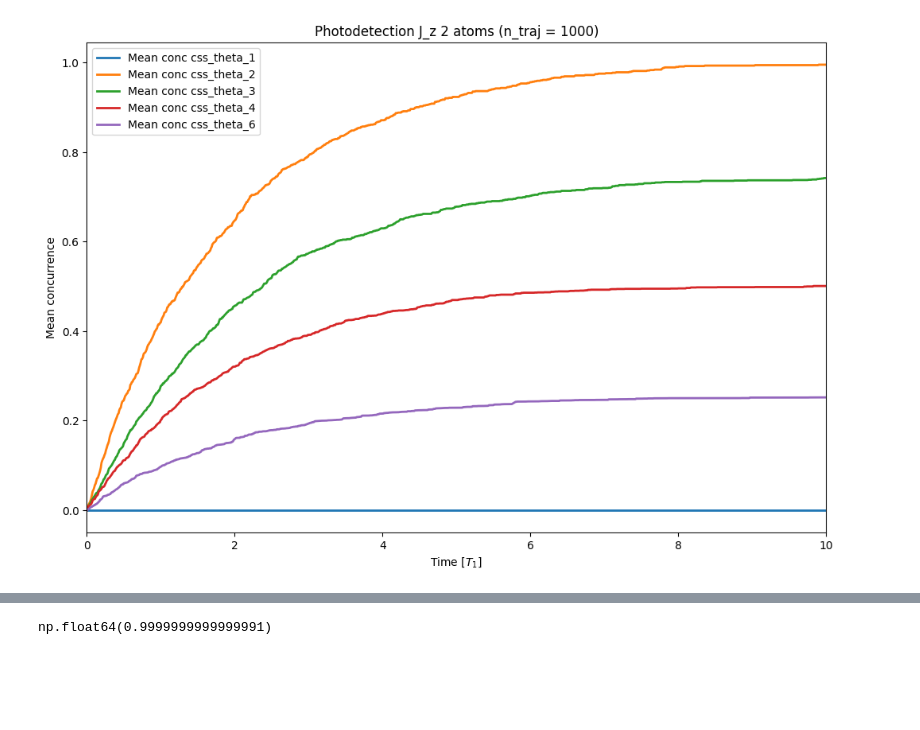
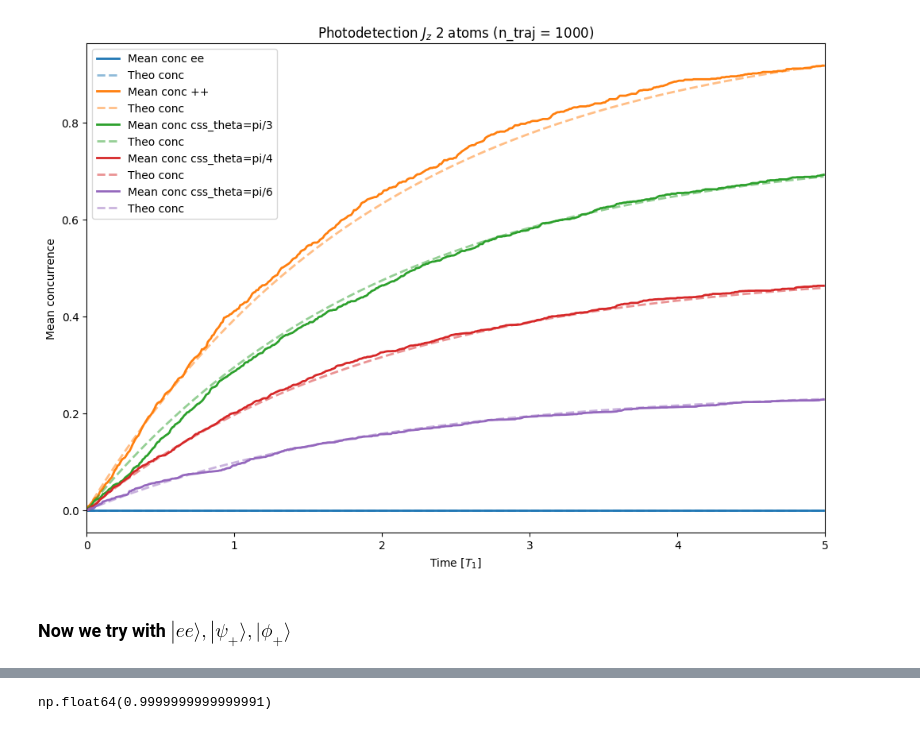
Before and after one commit to ErCampa99/Stochastic_Master_Thesis, a Jupyter notebook: Codes/SigmaZ_2_atoms.ipynb, the cells around one changed output, grey strips where cells are left out. Cells and saved outputs as stored; diff of their text form; code cells hidden in the pictures; blank space fills up the shorter version.

```diff
--- a/Codes/SigmaZ_2_atoms.ipynb
+++ b/Codes/SigmaZ_2_atoms.ipynb
@@ -7,36 +74,35 @@ from quantum_function import *
 # %%
+#1000 in 2 min
+
 gamma = 1             # Atom decay rate
 T_1 = 1 / gamma  # time constant for the decay
 
-times = np.array(np.arange(0, 10*T_1, 0.01*T_1)) # time vector
+times = np.array(np.arange(0, 5*T_1, 0.01*T_1)) # time vector
 
+my_name_states = ["ee","++","css_theta=pi/3","css_theta=pi/4","css_theta=pi/6"]
 
-#my_initial_states = [piqs.css(2, x= np.pi/theta, basis = "uncoupled", coordinates="polar") for theta in [1,2,3,4,6]]
-my_name_states = [f"css_theta_{theta}" for theta in [1,2,3,4,6]]
-
-my_initial_states = [css_2(np.pi/my_theta, 0) for my_theta in [1,2,3,4,6]]
+my_initial_states = [
+    ee,
+    css_2(np.pi/2, phi=0),
+    css_2(np.pi/3, phi=0),
+    css_2(np.pi/4, phi=0),
+    css_2(np.pi/6, phi=0)
+]
 
 #Creo dict di dataframe per ogni stato iniziale
 photodetection_dfs = {}
 
-#theo_curves = [
-    #(1-np.exp(-gamma * times)),
-    #(1-np.exp(-2*gamma * times)),
-    #(1-np.exp(-2*gamma * times)),
-    #(1-np.exp(-2*gamma * times)),
-#]
-
-ntraj = 100 # number of trajectories
+ntraj = 1000 # number of trajectories
 
 # solve the master equation using montecarlo equation (photodetection) for every intial state
 for name_state,state in zip(my_name_states, my_initial_states):
     my_photodetection = mcsolve(
         H_free, state, times,
         c_ops = [
-        np.sqrt(gamma / 2) * (sigma_z_1 + sigma_z_2)/2,
-        np.sqrt(gamma / 2) * (sigma_z_1 - sigma_z_2)/2
+        np.sqrt(gamma / 2) * (Sz_1+Sz_2),
+        np.sqrt(gamma / 2) * (Sz_1-Sz_2)
         ],
-        e_ops=[spin_squeezing_KU_solver],
+        e_ops=[concurrence_for_solver_pure],
         ntraj=ntraj,
         options={"keep_runs_results": True, "map":"parallel"}, #Necessary to create the keep the e_ops results for each trajectory
     )
@@ -51,20 +132,23 @@ BrokenProcessPool: A process in the process pool was terminated abruptly while t
 # %%
 plt.figure(figsize=(12,8))
 
-theo_curves = [(1-np.exp(-2*gamma * times))*np.sin(np.pi/(2*theta)) for theta in [1,2,3,4,6]]
+theo_curves = [np.sin(theta)**2 *(1-np.exp(-gamma/2*times)) for theta in [np.pi, np.pi/2, np.pi/3, np.pi/4, np.pi/6]]
+
 
 for state,theory in zip(my_name_states, theo_curves):
     line_sim, = plt.plot(times/T_1, photodetection_dfs[f"{state}"]['mean'], label=f"Mean conc {state}", linewidth=2)
-    #plt.plot(times/T_1, theory, '--', label=f"Theo conc", color=line_sim.get_color(), alpha=0.5, linewidth=2)
+    plt.plot(times/T_1, theory, '--', label=f"Theo conc", color=line_sim.get_color(), alpha=0.5, linewidth=2)
 
-plt.xlim(0, 10)
+plt.xlim(0, 5)
 plt.xlabel(r"Time [$T_1$]")
 plt.ylabel("Mean concurrence")
-plt.title(f"Photodetection J_z 2 atoms (n_traj = {ntraj})")
+plt.title(fr"Photodetection $J_z$ 2 atoms (n_traj = {ntraj})")
 plt.legend()
 plt.show()
 # %% [output]
-[figure, old version]
+[figure, new version]
+# %% [markdown]
+### Now we try with $|ee \rangle, |\psi_{+} \rangle, |\phi_{+} \rangle$
 # %%
 gamma = 1             # Atom decay rate
 T_1 = 1 / gamma  # time constant for the decay
```
Also changed, not shown: parts of 27 cells of this notebook, 5 other files.
